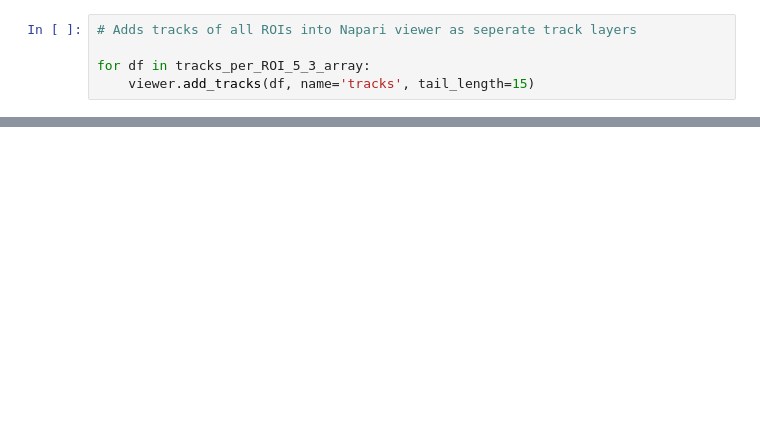
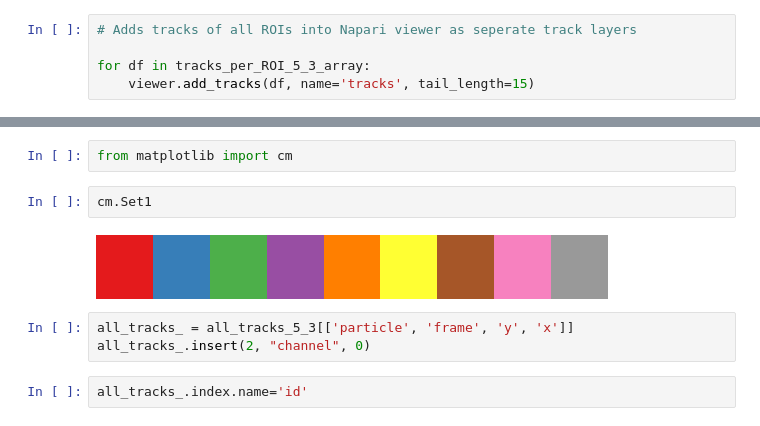
Before and after one commit to fmi-basel/singlemolecule-tracking, a Jupyter notebook: runs/2023-09-08_develop_tracking/Spotdetection_visualization.ipynb, the cells around one changed output, grey strips where cells are left out. Cells and saved outputs as stored; diff of their text form; blank space fills up the shorter version.

```diff
--- a/runs/2023-09-08_develop_tracking/Spotdetection_visualization.ipynb
+++ b/runs/2023-09-08_develop_tracking/Spotdetection_visualization.ipynb
@@ -136,0 +293,11 @@ tp.plot_traj(tracks_per_ROI_5_3_sorted[0]);
+# %%
+from matplotlib import cm
+# %%
+cm.Set1
+# %% [output]
+[figure, added]
+# %%
+all_tracks_ = all_tracks_5_3[['particle', 'frame', 'y', 'x']]
+all_tracks_.insert(2, "channel", 0)
+# %%
+all_tracks_.index.name='id'
```
Also changed, not shown: parts of 31 cells of this notebook.
